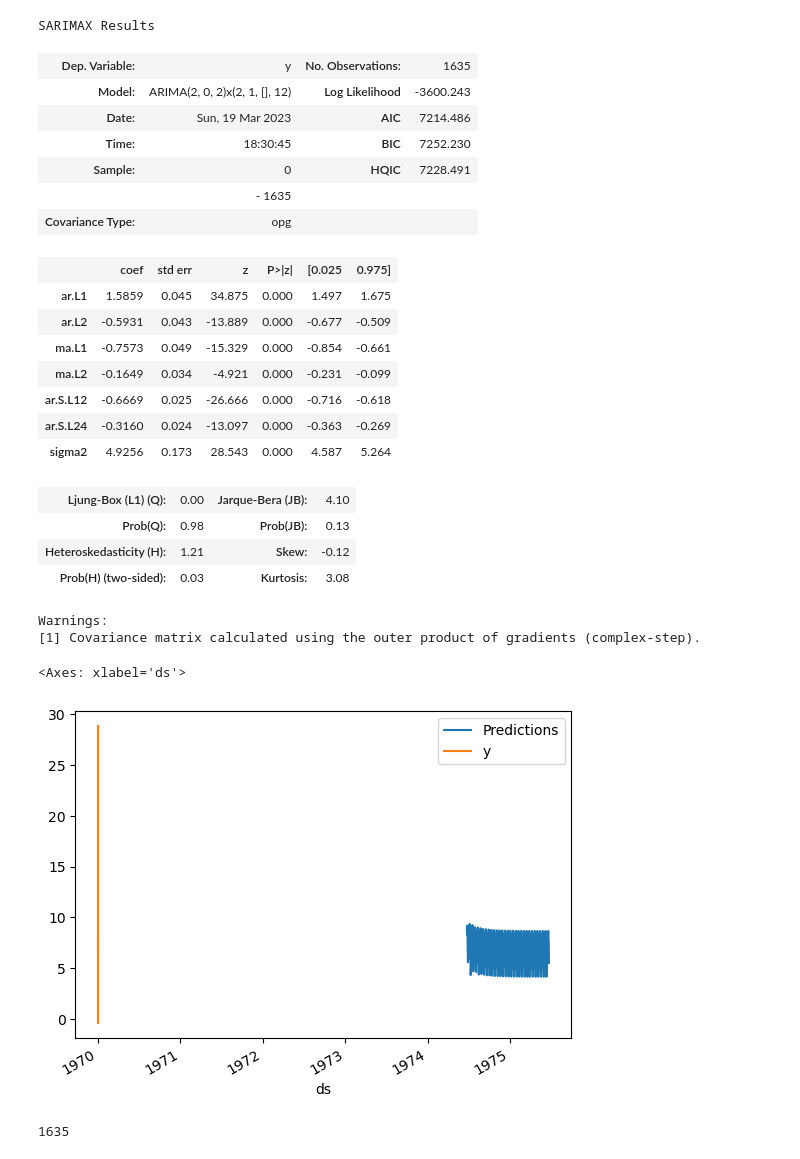
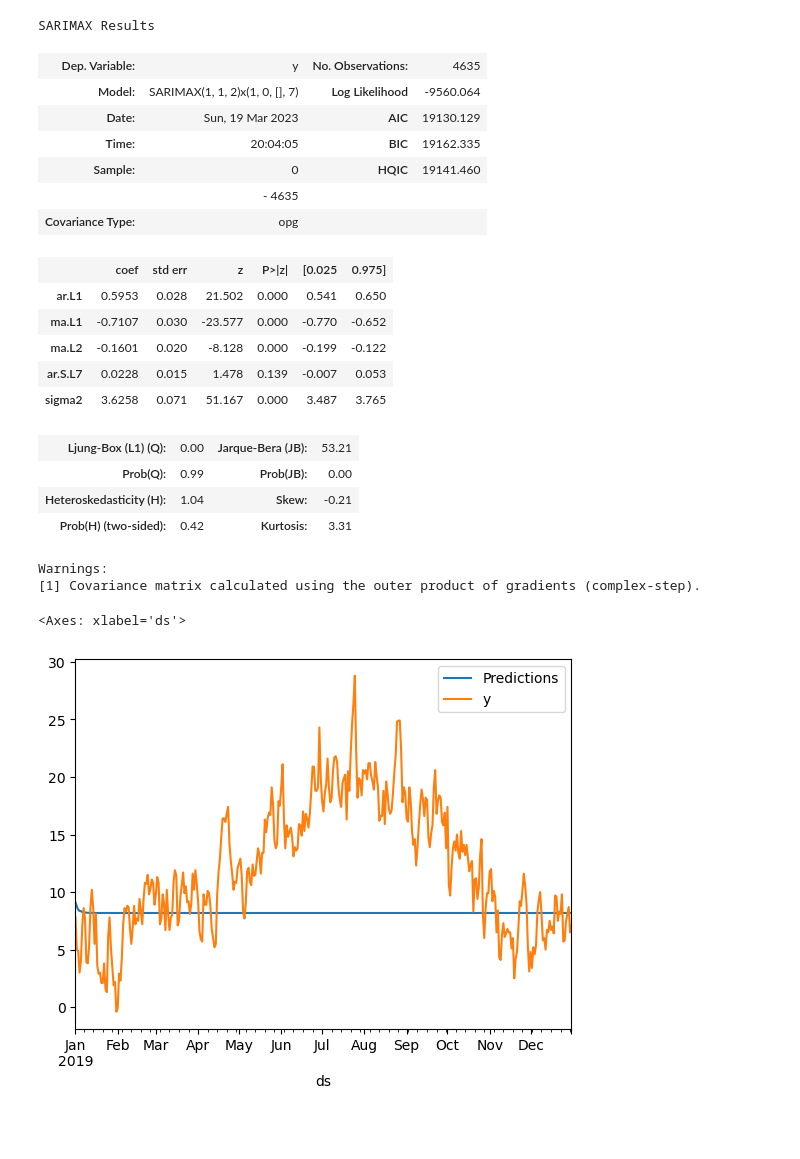
Before and after one commit to alanc0206/ELEC0088_Assignment, a Jupyter notebook: ARIMA/Mar13_SIMPLE-weather.ipynb, the cells around one changed output. Saved outputs shown, nothing was run; the diff lists cells and outputs as text; code cells hidden in the pictures; blank space fills up the shorter version.

```diff
--- a/ARIMA/Mar13_SIMPLE-weather.ipynb
+++ b/ARIMA/Mar13_SIMPLE-weather.ipynb
@@ -18,21 +18,21 @@ df.dropna(inplace= True)
 df.reset_index(drop=True, inplace=True)
 # df.info()
 
-print(df.tail())
+#print(df.tail())
 df=df[["date","mean_temp"]]
-df=df[-2000:]
-print(df.tail())
-df['date'] = pd.to_datetime(df['date'],infer_datetime_format=True)
+df=df[-5000:]
+#print(df.tail())
+df['date'] = pd.to_datetime(df['date'],format='%Y%m%d', )
 print(df.tail())
 
 df.sort_values(by='date', inplace = True)
 df.reset_index(drop=True, inplace=True)
-print(df.head())
+#print(df.head())
 
 df.columns = ['ds','y']
-print(df.tail())
+#print(df.tail())
 df.set_index('ds', inplace= True)
-print(df.head())
+#print(df.head())
 
 #df.plot(x='df.index',y='y',figsize=(18,6))
 
@@ -98,51 +113,48 @@ test = df.iloc[len(df)-365:] # set one year(12 months) for testing
 # Fit a SARIMAX(0, 1, 1)x(2, 1, 1, 12) on the training set
 from statsmodels.tsa.statespace.sarimax import SARIMAX
 
-model = ARIMA(train['y'],
-                order = (2, 0, 2),
-                seasonal_order =(2, 1, 0, 12))
+model = SARIMAX(train['y'],
+                order = (1, 1, 2),
+                seasonal_order =(1, 0, 0, 7)
+             )
 
 result = model.fit()
 result.summary()
 # %% [output]
 SARIMAX Results
-| Dep. Variable: | y | No. Observations: | 1635 |
-| Model: | ARIMA(2, 0, 2)x(2, 1, [], 12) | Log Likelihood | -3600.243 |
-| Date: | Sun, 19 Mar 2023 | AIC | 7214.486 |
-| Time: | 18:30:45 | BIC | 7252.230 |
-| Sample: | 0 | HQIC | 7228.491 |
-|  | - 1635 |  |  |
+| Dep. Variable: | y | No. Observations: | 4635 |
+| Model: | SARIMAX(1, 1, 2)x(1, 0, [], 7) | Log Likelihood | -9560.064 |
+| Date: | Sun, 19 Mar 2023 | AIC | 19130.129 |
+| Time: | 20:04:05 | BIC | 19162.335 |
+| Sample: | 0 | HQIC | 19141.460 |
+|  | - 4635 |  |  |
 | Covariance Type: | opg |  |  |
 |  | coef | std err | z | P>|z| | [0.025 | 0.975] |
-| ar.L1 | 1.5859 | 0.045 | 34.875 | 0.000 | 1.497 | 1.675 |
-| ar.L2 | -0.5931 | 0.043 | -13.889 | 0.000 | -0.677 | -0.509 |
-| ma.L1 | -0.7573 | 0.049 | -15.329 | 0.000 | -0.854 | -0.661 |
-| ma.L2 | -0.1649 | 0.034 | -4.921 | 0.000 | -0.231 | -0.099 |
-| ar.S.L12 | -0.6669 | 0.025 | -26.666 | 0.000 | -0.716 | -0.618 |
-| ar.S.L24 | -0.3160 | 0.024 | -13.097 | 0.000 | -0.363 | -0.269 |
-| sigma2 | 4.9256 | 0.173 | 28.543 | 0.000 | 4.587 | 5.264 |
+| ar.L1 | 0.5953 | 0.028 | 21.502 | 0.000 | 0.541 | 0.650 |
+| ma.L1 | -0.7107 | 0.030 | -23.577 | 0.000 | -0.770 | -0.652 |
+| ma.L2 | -0.1601 | 0.020 | -8.128 | 0.000 | -0.199 | -0.122 |
+| ar.S.L7 | 0.0228 | 0.015 | 1.478 | 0.139 | -0.007 | 0.053 |
+| sigma2 | 3.6258 | 0.071 | 51.167 | 0.000 | 3.487 | 3.765 |
-| Ljung-Box (L1) (Q): | 0.00 | Jarque-Bera (JB): | 4.10 |
-| Prob(Q): | 0.98 | Prob(JB): | 0.13 |
-| Heteroskedasticity (H): | 1.21 | Skew: | -0.12 |
-| Prob(H) (two-sided): | 0.03 | Kurtosis: | 3.08 |
+| Ljung-Box (L1) (Q): | 0.00 | Jarque-Bera (JB): | 53.21 |
+| Prob(Q): | 0.99 | Prob(JB): | 0.00 |
+| Heteroskedasticity (H): | 1.04 | Skew: | -0.21 |
+| Prob(H) (two-sided): | 0.42 | Kurtosis: | 3.31 |
 Warnings:
 [1] Covariance matrix calculated using the outer product of gradients (complex-step).
 # %%
 #Predictions of ARIMA Model against the test set
 start = len(train)
 end = len(train) + len(test) - 1
 
 # Predictions for one-year against the test set
 predictions = result.predict(start, end,
                              typ = 'levels').rename("Predictions")
 
+predictions.index=df.index[start:end+1]
+
 # plot predictions and actual values
 predictions.plot(legend = True)
 test['y'].plot(legend = True)
 # %% [output]
 <Axes: xlabel='ds'>
-[figure, old version]
+[figure, new version]
-# %%
-start
-# %% [output]
-1635
```
Also changed, not shown: parts of 9 cells of this notebook.
